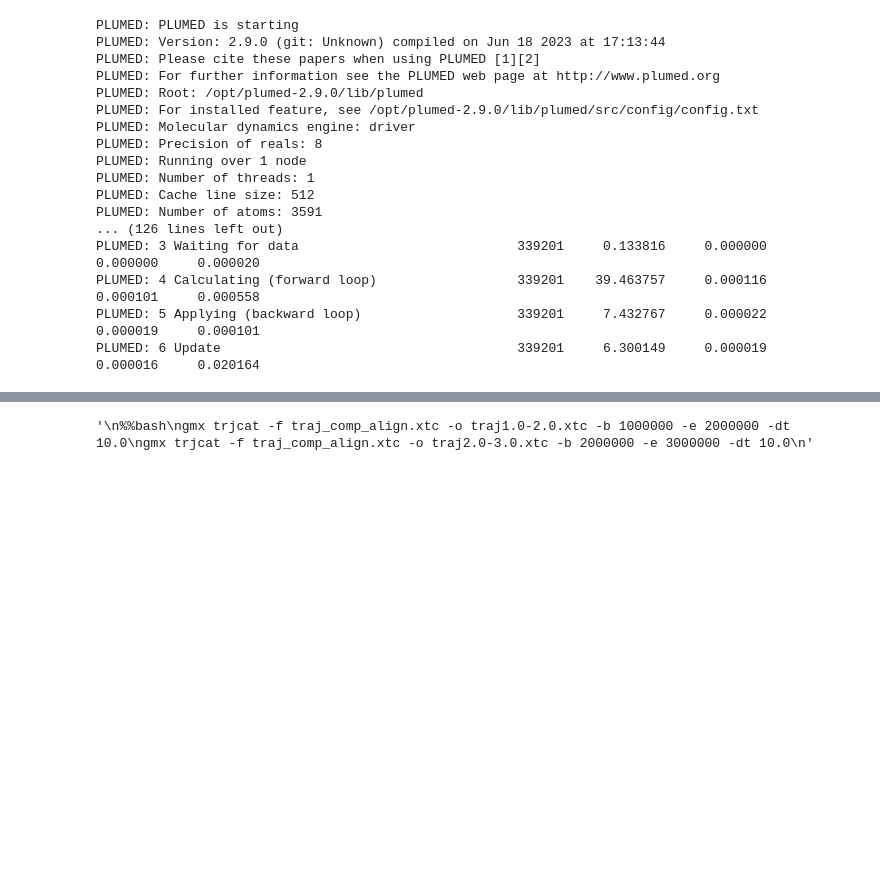
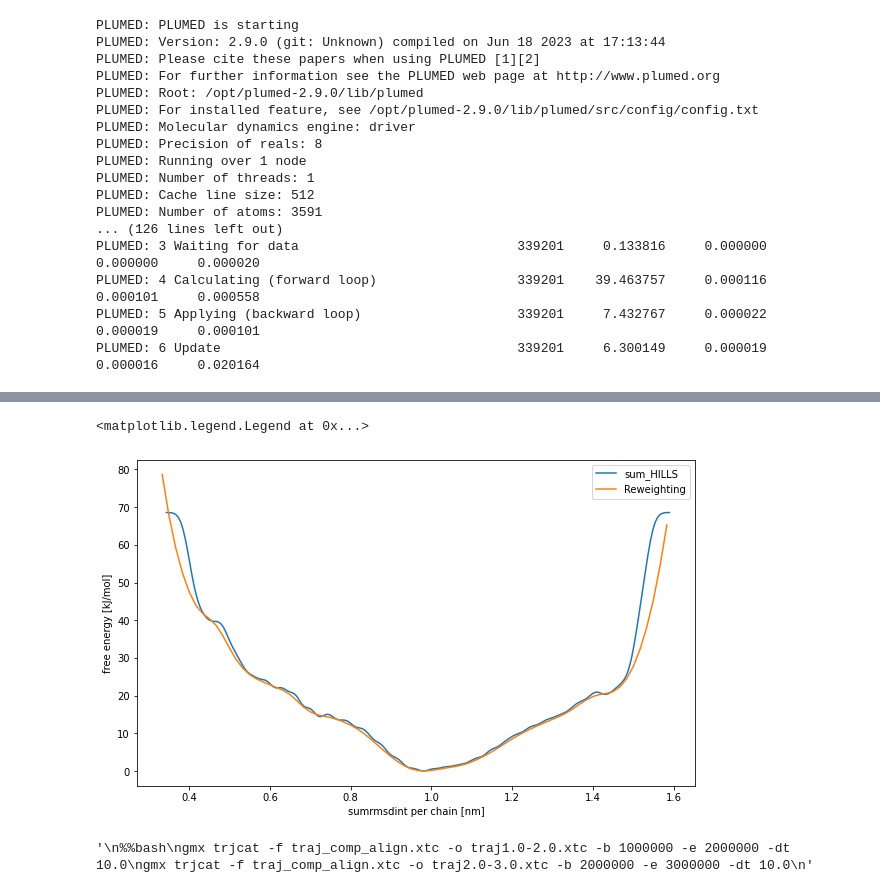
Before and after one commit to lauricella/tau-analysis, a Jupyter notebook: trimer/bias_2/analisi.trimer.b2.ipynb, the cells around one changed output, grey strips where cells are left out. Saved outputs shown, nothing was run; the diff lists cells and outputs as text; code cells hidden in the pictures; blank space fills up the shorter version.

```diff
--- a/trimer/bias_2/analisi.trimer.b2.ipynb
+++ b/trimer/bias_2/analisi.trimer.b2.ipynb
@@ -159,3 +172,13 @@ plt.legend()
+# %%
+plt.figure(figsize=(10,6))
+plt.xlabel("sumrmsdint per chain [nm]")
+plt.ylabel("free energy [kJ/mol]")
+plt.plot(data_b["sumrmsdint"]/3,data_b["file.free"], label="sum_HILLS")
+plt.plot(data_r["sumrmsdint"]/3,data_r["ffrmsda"]-min(data_r["ffrmsda"]),label="Reweighting")
+plt.legend()
+# %% [output]
+<matplotlib.legend.Legend at 0x...>
+[figure, added]
 # %%
 '''
 %%bash
```
Also changed, not shown: parts of 3 cells of this notebook, 7 other files.
